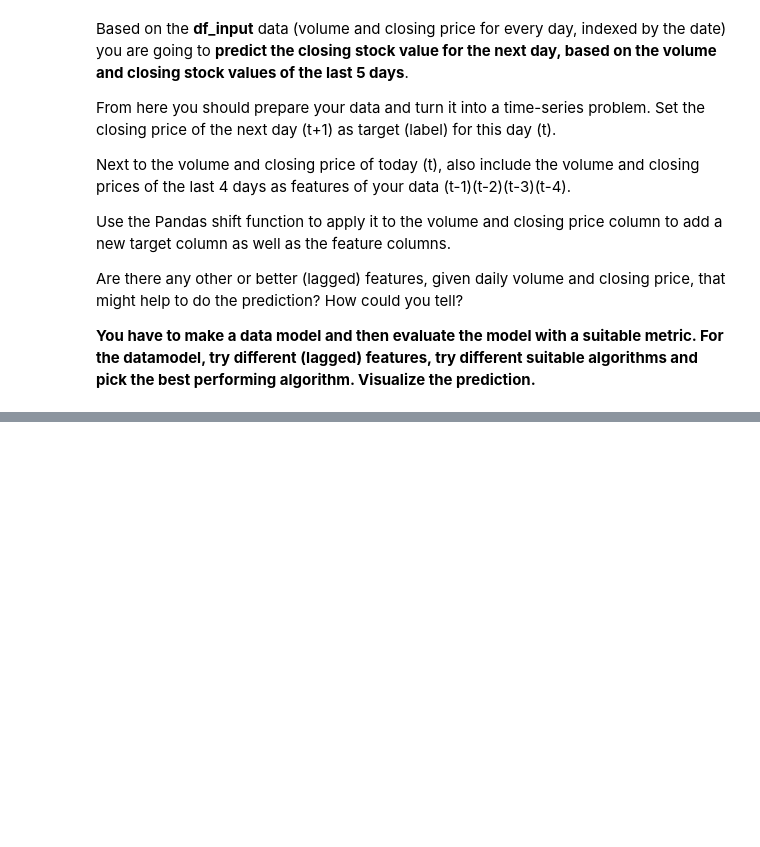
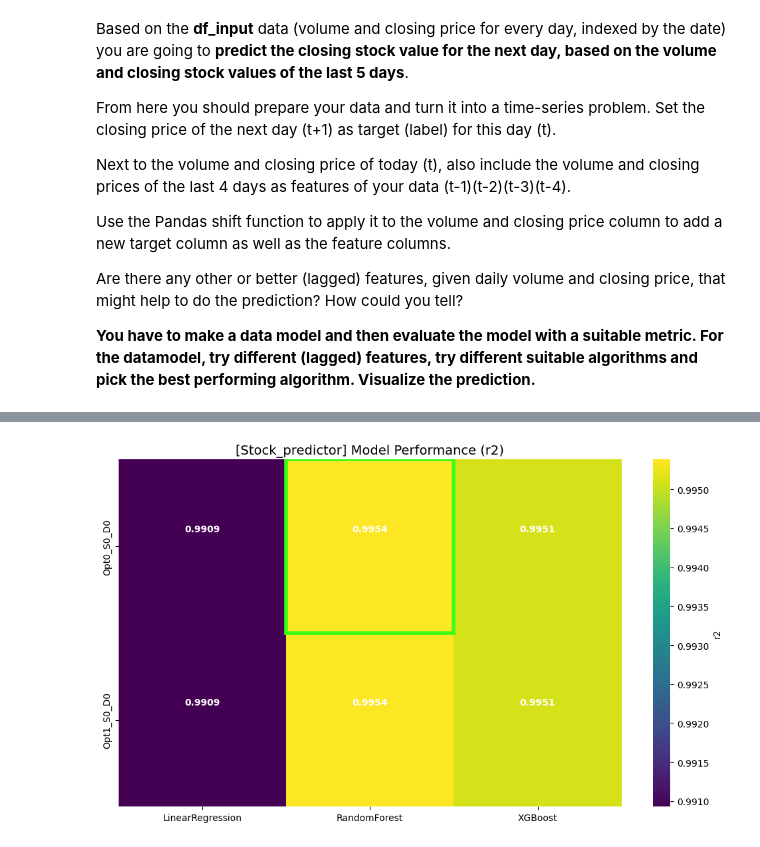
Before and after one commit to niboR13s/Data-science-code, a Jupyter notebook: Homework/Week_03/Time series/00_MNLE_DS_3_2_time_series_exercise.ipynb, the cells around one changed output, grey strips where cells are left out. Saved outputs shown, nothing was run; the diff lists cells and outputs as text; code cells hidden in the pictures; blank space fills up the shorter version.

```diff
--- a/Homework/Week_03/Time series/00_MNLE_DS_3_2_time_series_exercise.ipynb
+++ b/Homework/Week_03/Time series/00_MNLE_DS_3_2_time_series_exercise.ipynb
@@ -248,0 +265,4 @@ reg_eval.print_results()
+# %%
+reg_eval.plot_heatmap(metric = 'r2')
+# %% [output]
+[figure, added]
```
Also changed, not shown: parts of 5 cells of this notebook, 1 other file.
